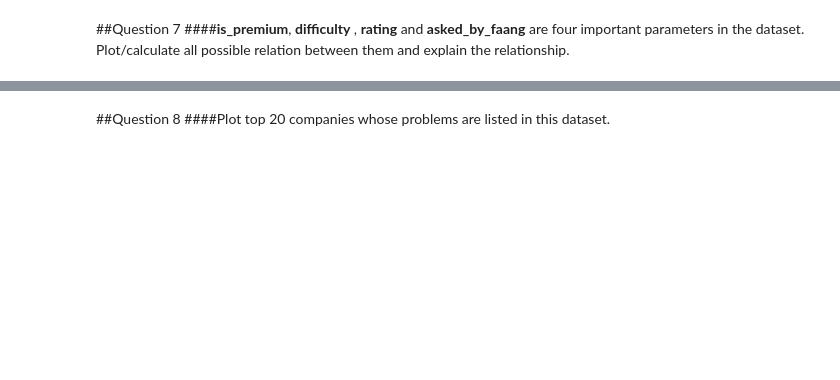
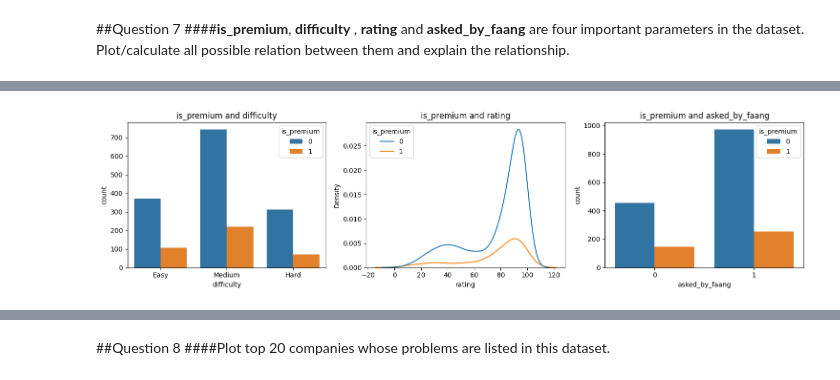
Before and after one commit to kk-shetty/data_science_ik, a Jupyter notebook: assingments/eda_and_feature_engineering/LeetCode_Dataset_Question.ipynb, the cells around one changed output, grey strips where cells are left out. Saved outputs shown, nothing was run; the diff lists cells and outputs as text; code cells hidden in the pictures; blank space fills up the shorter version.

```diff
--- a/assingments/eda_and_feature_engineering/LeetCode_Dataset_Question.ipynb
+++ b/assingments/eda_and_feature_engineering/LeetCode_Dataset_Question.ipynb
@@ -189,0 +196,23 @@ Name: difficulty, Length: 1825, dtype: object
+# %%
+#Solution 7(your code here)
+
+# Finding how is_premium is related to rest of the key parameters
+# Create a 1x4 subplot
+fig, axes = plt.subplots(1, 3, figsize=(15, 4))
+
+# 1. Finding relation between is_premium and difficulty
+sns.countplot(data=df_leetcode, x='difficulty', hue='is_premium', ax=axes[0])
+# 2. Finding relation between is_premium and rating
+sns.kdeplot(data=df_leetcode, x='rating', hue='is_premium', ax=axes[1])
+# 3. Finding relation between is_premium and asked_by_faang
+sns.countplot(data=df_leetcode, x='asked_by_faang', hue='is_premium', ax=axes[2])
+
+# Set titles for each subplot
+axes[0].set_title('is_premium and difficulty')
+axes[1].set_title('is_premium and rating')
+axes[2].set_title('is_premium and asked_by_faang')
+
+plt.tight_layout()
+plt.show()
+# %% [output]
+[figure, added]
```
Also changed, not shown: parts of 23 cells of this notebook.
